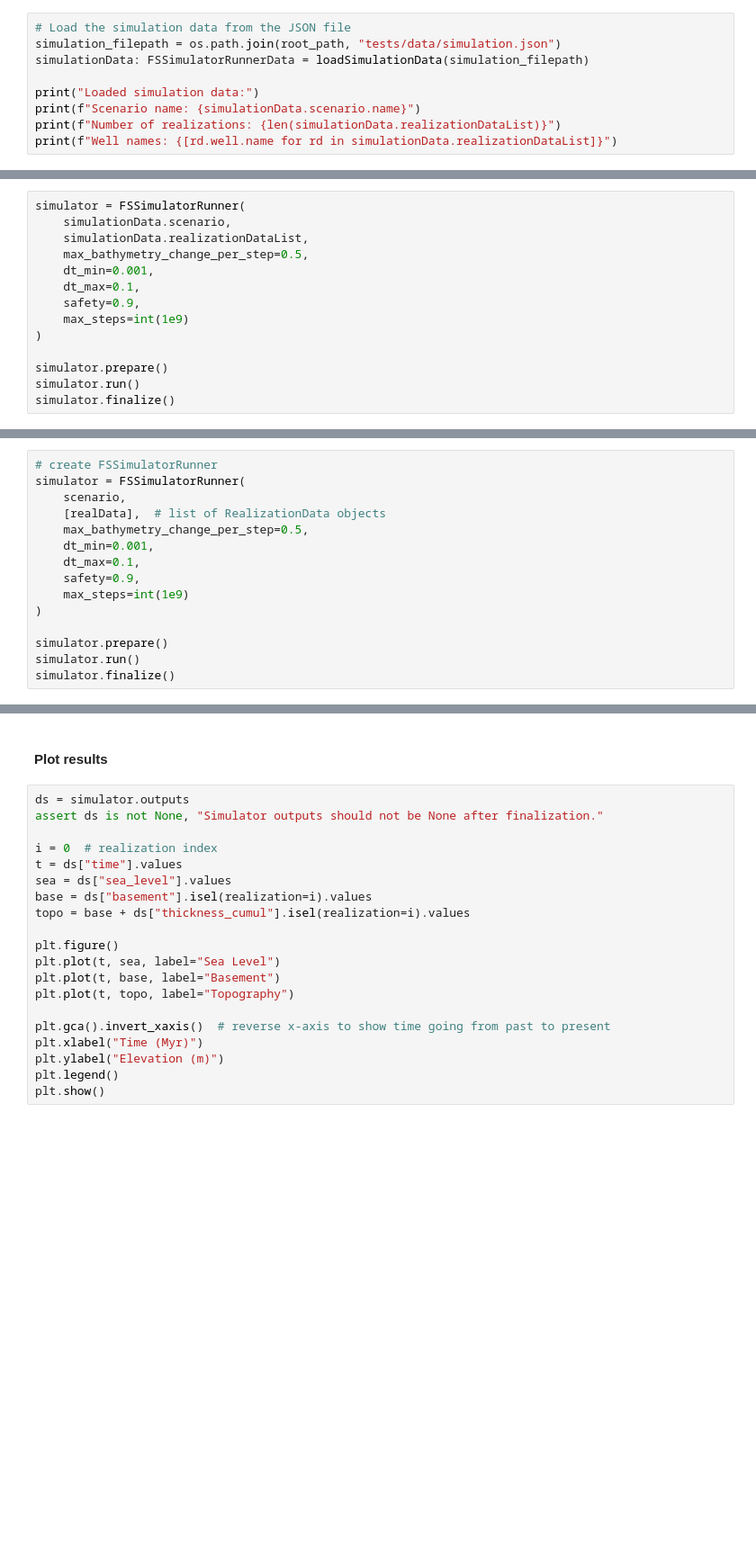
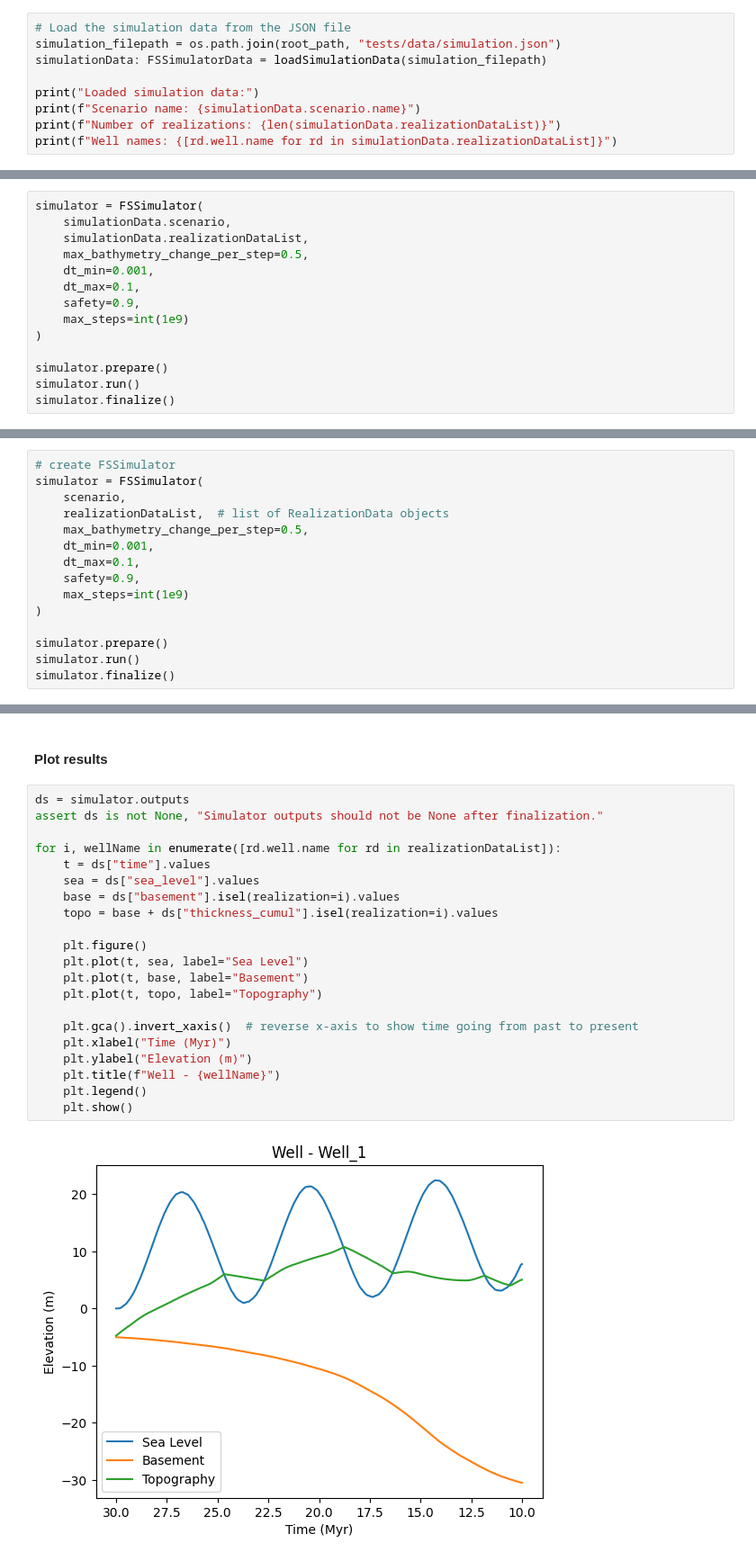
Before and after one commit to martin-lemay/pyWellSFM, a Jupyter notebook: notebooks/wellSFM.ipynb, the cells around one changed output, grey strips where cells are left out. Shown at 90% size. Saved outputs shown, nothing was run; the diff lists cells and outputs as text; blank space fills up the shorter version.

Commit message:
Add DepositionalEnvironmentSimulator; Refactoring FSSimulator; update wellSFM notebook

```diff
--- a/notebooks/wellSFM.ipynb
+++ b/notebooks/wellSFM.ipynb
@@ -44,7 +52,7 @@ Data file is `simulation.json`, located in `tests/data`.
 # %%
 # Load the simulation data from the JSON file
 simulation_filepath = os.path.join(root_path, "tests/data/simulation.json")
-simulationData: FSSimulatorRunnerData = loadSimulationData(simulation_filepath)
+simulationData: FSSimulatorData = loadSimulationData(simulation_filepath)
 
 print("Loaded simulation data:")
 print(f"Scenario name: {simulationData.scenario.name}")
@@ -61,7 +69,7 @@ Well names: ['Well1', 'Well2']
 # %% [markdown]
 ### Create the simulator runner with default parameters and run the simulation
 # %%
-simulator = FSSimulatorRunner(
+simulator = FSSimulator(
     simulationData.scenario,
     simulationData.realizationDataList,
     max_bathymetry_change_per_step=0.5,
@@ -227,10 +344,10 @@ print(f"Well names: {[rd.well.name for rd in realizationDataList]}")
 # %% [markdown]
 #### Create SFM simulator and run simulation
 # %%
-# create FSSimulatorRunner
-simulator = FSSimulatorRunner(
+# create FSSimulator
+simulator = FSSimulator(
     scenario,
-    [realData],  # list of RealizationData objects
+    realizationDataList,  # list of RealizationData objects
     max_bathymetry_change_per_step=0.5,
     dt_min=0.001,
     dt_max=0.1,
@@ -246,20 +381,23 @@ simulator.finalize()
 # %%
 ds = simulator.outputs
 assert ds is not None, "Simulator outputs should not be None after finalization."
 
-i = 0  # realization index
-t = ds["time"].values
-sea = ds["sea_level"].values
-base = ds["basement"].isel(realization=i).values
-topo = base + ds["thickness_cumul"].isel(realization=i).values
+for i, wellName in enumerate([rd.well.name for rd in realizationDataList]):
+    t = ds["time"].values
+    sea = ds["sea_level"].values
+    base = ds["basement"].isel(realization=i).values
+    topo = base + ds["thickness_cumul"].isel(realization=i).values
 
-plt.figure()
-plt.plot(t, sea, label="Sea Level")
-plt.plot(t, base, label="Basement")
-plt.plot(t, topo, label="Topography")
+    plt.figure()
+    plt.plot(t, sea, label="Sea Level")
+    plt.plot(t, base, label="Basement")
+    plt.plot(t, topo, label="Topography")
 
-plt.gca().invert_xaxis()  # reverse x-axis to show time going from past to present
-plt.xlabel("Time (Myr)")
-plt.ylabel("Elevation (m)")
-plt.legend()
-plt.show()
+    plt.gca().invert_xaxis()  # reverse x-axis to show time going from past to present
+    plt.xlabel("Time (Myr)")
+    plt.ylabel("Elevation (m)")
+    plt.title(f"Well - {wellName}")
+    plt.legend()
+    plt.show()
+# %% [output]
+[figure, added]
```
Also changed, not shown: parts of 8 cells of this notebook, 23 other files.
